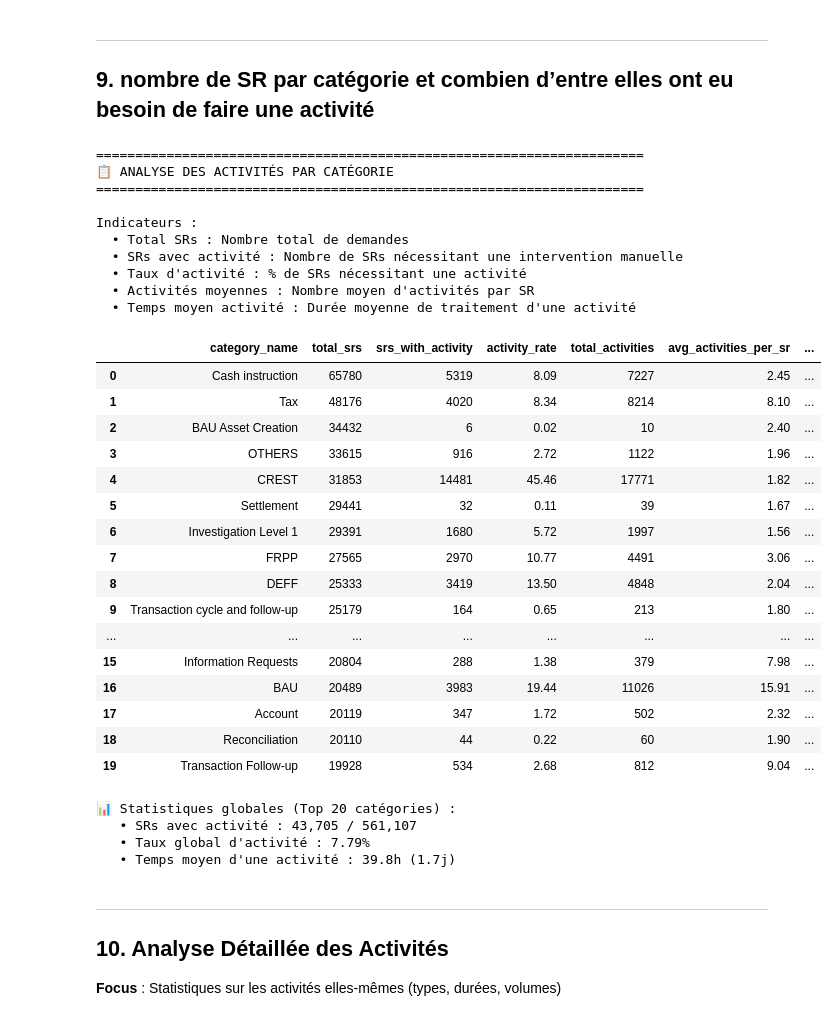
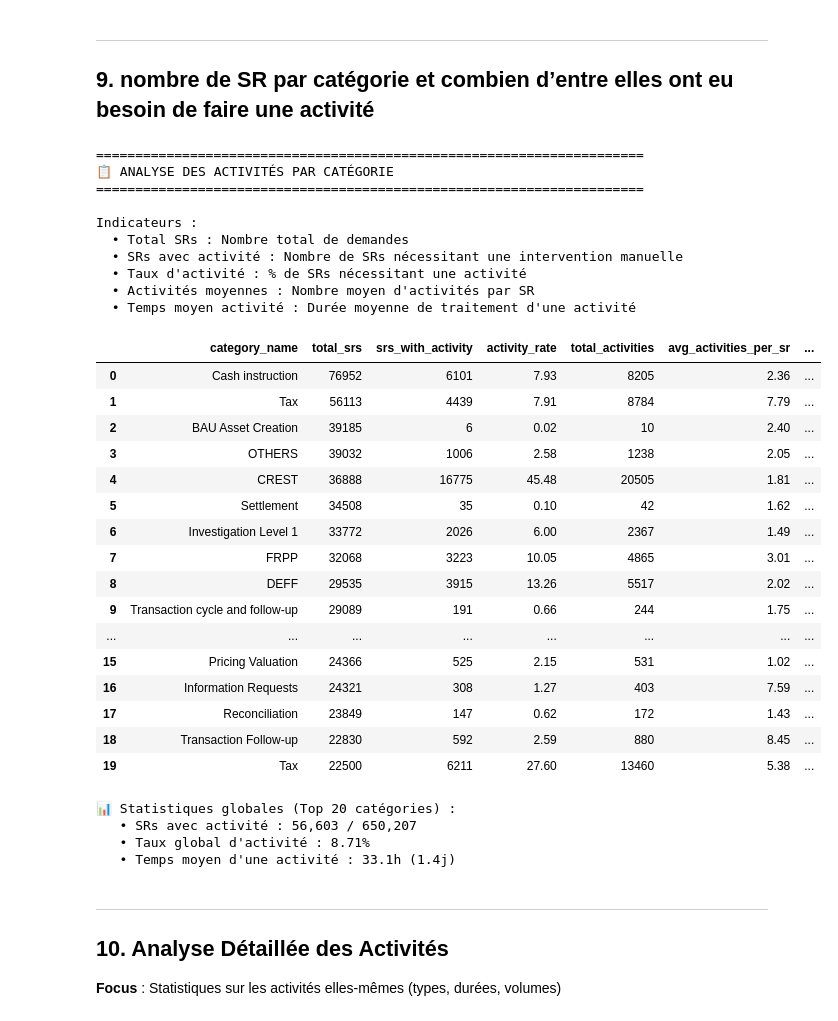
Before and after one commit to jbouniol/bdd-bnpparibas, a Jupyter notebook: Notebook/JO_Analysis.ipynb, the cells around one changed output. Cells and saved outputs as stored; diff of their text form; code cells hidden in the pictures.

```diff
--- a/Notebook/JO_Analysis.ipynb
+++ b/Notebook/JO_Analysis.ipynb
@@ -105,7 +105,7 @@ SELECT
     ROUND(COUNT(sr.ID) * 100.0 / (SELECT COUNT(*) FROM sr ), 2) as pct_of_total
 FROM sr
 LEFT JOIN category c ON sr.CATEGORY_ID = c.ID
-WHERE strftime('%Y-%m', sr.CREATIONDATE) BETWEEN '2024-01' AND '2025-09'
+
 GROUP BY c.ID, c.NAME
 ORDER BY total_requests DESC
 LIMIT 20
@@ -337,7 +337,7 @@ SELECT
 
 FROM sr
 LEFT JOIN category c ON sr.CATEGORY_ID = c.ID
-WHERE strftime('%Y-%m', sr.CREATIONDATE) BETWEEN '2024-01' AND '2025-09'
+
 GROUP BY c.NAME
 HAVING COUNT(sr.ID) > 100
 ORDER BY total_requests DESC
@@ -543,7 +543,7 @@ SELECT
 FROM sr
 LEFT JOIN category c ON sr.CATEGORY_ID = c.ID
 LEFT JOIN activity ON sr.ID = activity.SR_ID
-WHERE strftime('%Y-%m', sr.CREATIONDATE) BETWEEN '2024-01' AND '2025-09'
+
 GROUP BY c.ID, c.NAME
 HAVING COUNT(DISTINCT sr.ID) > 100
 ORDER BY total_srs DESC
@@ -557,53 +557,53 @@ print("\nIndicateurs :")
 print("  • Total SRs : Nombre total de demandes")
 print("  • SRs avec activité : Nombre de SRs nécessitant une intervention manuelle")
 print("  • Taux d'activité : % de SRs nécessitant une activité")
 print("  • Activités moyennes : Nombre moyen d'activités par SR")
 print("  • Temps moyen activité : Durée moyenne de traitement d'une activité\n")
 
 display(activity_analysis)
 
 # Statistiques globales
 total_with_activity = activity_analysis['srs_with_activity'].sum()
 total_all = activity_analysis['total_srs'].sum()
 global_activity_rate = (total_with_activity / total_all) * 100
 avg_activity_time = activity_analysis['avg_activity_hours'].mean()
 
 print(f"\n📊 Statistiques globales (Top 20 catégories) :")
 print(f"   • SRs avec activité : {total_with_activity:,} / {total_all:,}")
 print(f"   • Taux global d'activité : {global_activity_rate:.2f}%")
 print(f"   • Temps moyen d'une activité : {avg_activity_time:.1f}h ({avg_activity_time/24:.1f}j)")
 # %% [output]
 ======================================================================
 📋 ANALYSE DES ACTIVITÉS PAR CATÉGORIE
 ======================================================================
 
 Indicateurs :
   • Total SRs : Nombre total de demandes
   • SRs avec activité : Nombre de SRs nécessitant une intervention manuelle
   • Taux d'activité : % de SRs nécessitant une activité
   • Activités moyennes : Nombre moyen d'activités par SR
   • Temps moyen activité : Durée moyenne de traitement d'une activité
 |  | category_name | total_srs | srs_with_activity | activity_rate | total_activities | avg_activities_per_sr | ... |
-| 0 | Cash instruction | 65780 | 5319 | 8.09 | 7227 | 2.45 | ... |
-| 1 | Tax | 48176 | 4020 | 8.34 | 8214 | 8.10 | ... |
-| 2 | BAU Asset Creation | 34432 | 6 | 0.02 | 10 | 2.40 | ... |
-| 3 | OTHERS | 33615 | 916 | 2.72 | 1122 | 1.96 | ... |
-| 4 | CREST | 31853 | 14481 | 45.46 | 17771 | 1.82 | ... |
-| 5 | Settlement | 29441 | 32 | 0.11 | 39 | 1.67 | ... |
-| 6 | Investigation Level 1 | 29391 | 1680 | 5.72 | 1997 | 1.56 | ... |
-| 7 | FRPP | 27565 | 2970 | 10.77 | 4491 | 3.06 | ... |
-| 8 | DEFF | 25333 | 3419 | 13.50 | 4848 | 2.04 | ... |
-| 9 | Transaction cycle and follow-up | 25179 | 164 | 0.65 | 213 | 1.80 | ... |
+| 0 | Cash instruction | 76952 | 6101 | 7.93 | 8205 | 2.36 | ... |
+| 1 | Tax | 56113 | 4439 | 7.91 | 8784 | 7.79 | ... |
+| 2 | BAU Asset Creation | 39185 | 6 | 0.02 | 10 | 2.40 | ... |
+| 3 | OTHERS | 39032 | 1006 | 2.58 | 1238 | 2.05 | ... |
+| 4 | CREST | 36888 | 16775 | 45.48 | 20505 | 1.81 | ... |
+| 5 | Settlement | 34508 | 35 | 0.10 | 42 | 1.62 | ... |
+| 6 | Investigation Level 1 | 33772 | 2026 | 6.00 | 2367 | 1.49 | ... |
+| 7 | FRPP | 32068 | 3223 | 10.05 | 4865 | 3.01 | ... |
+| 8 | DEFF | 29535 | 3915 | 13.26 | 5517 | 2.02 | ... |
+| 9 | Transaction cycle and follow-up | 29089 | 191 | 0.66 | 244 | 1.75 | ... |
 | ... | ... | ... | ... | ... | ... | ... | ... |
-| 15 | Information Requests | 20804 | 288 | 1.38 | 379 | 7.98 | ... |
-| 16 | BAU | 20489 | 3983 | 19.44 | 11026 | 15.91 | ... |
-| 17 | Account | 20119 | 347 | 1.72 | 502 | 2.32 | ... |
-| 18 | Reconciliation | 20110 | 44 | 0.22 | 60 | 1.90 | ... |
-| 19 | Transaction Follow-up | 19928 | 534 | 2.68 | 812 | 9.04 | ... |
+| 15 | Pricing Valuation | 24366 | 525 | 2.15 | 531 | 1.02 | ... |
+| 16 | Information Requests | 24321 | 308 | 1.27 | 403 | 7.59 | ... |
+| 17 | Reconciliation | 23849 | 147 | 0.62 | 172 | 1.43 | ... |
+| 18 | Transaction Follow-up | 22830 | 592 | 2.59 | 880 | 8.45 | ... |
+| 19 | Tax | 22500 | 6211 | 27.60 | 13460 | 5.38 | ... |
 📊 Statistiques globales (Top 20 catégories) :
-   • SRs avec activité : 43,705 / 561,107
-   • Taux global d'activité : 7.79%
-   • Temps moyen d'une activité : 39.8h (1.7j)
+   • SRs avec activité : 56,603 / 650,207
+   • Taux global d'activité : 8.71%
+   • Temps moyen d'une activité : 33.1h (1.4j)
 # %%
 # Visualisation : Taux d'activité par catégorie
 fig = make_subplots(
```
Also changed, not shown: parts of 9 cells of this notebook, 15 other files.
